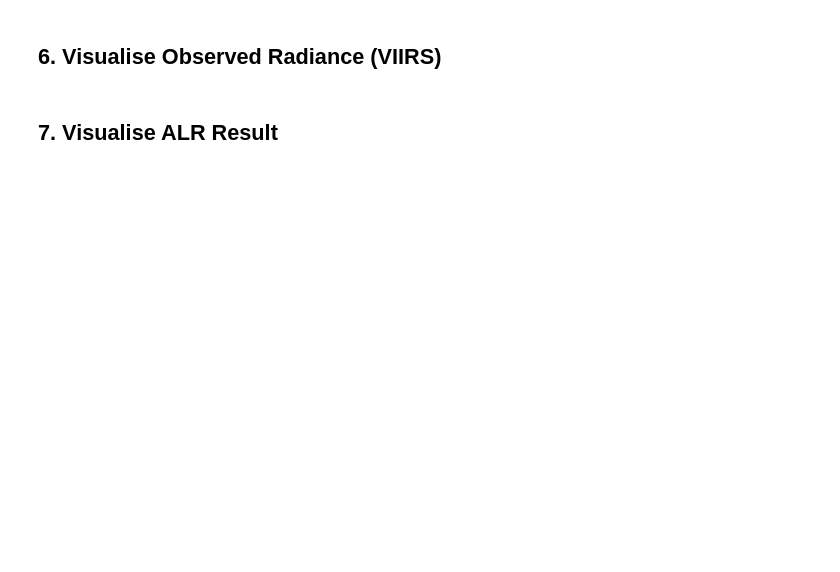
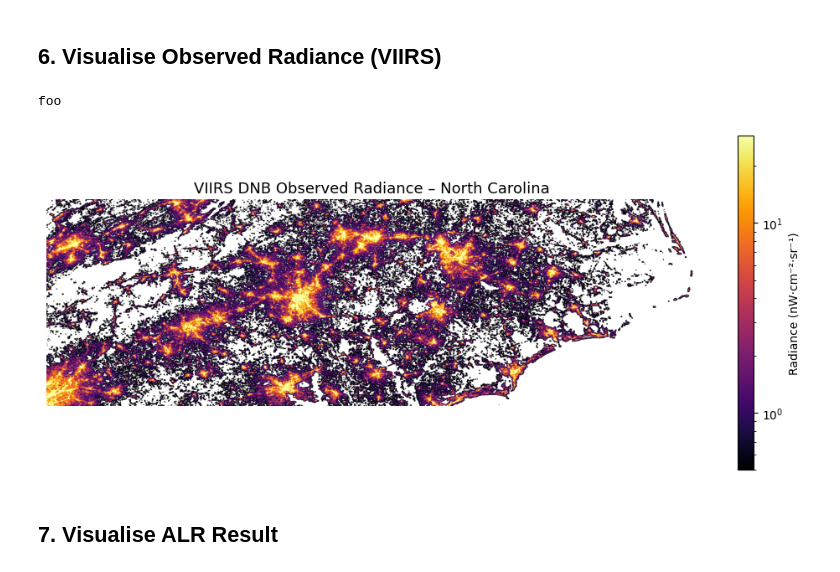
Before and after one commit to ThomWorm/nightlights, a Jupyter notebook: 05_diffusion_testing.ipynb, the cells around one changed output. Cells and saved outputs as stored; diff of their text form; code cells hidden in the pictures; blank space fills up the shorter version.

```diff
--- a/05_diffusion_testing.ipynb
+++ b/05_diffusion_testing.ipynb
@@ -143,25 +182,34 @@ print("ALR min/max:", float(np.nanmin(alr_nc.values)), "/", float(np.nanmax(alr_
 ## 6. Visualise Observed Radiance (VIIRS)
 # %%
 # Clip the raw radiance to NC for comparison
-nc_albers = nc.to_crs(epsg=ALBERS_EPSG)
-viirs_albers = viirs_da.rio.reproject(f"EPSG:{ALBERS_EPSG}", resolution=450.0, nodata=np.nan)
-viirs_nc = viirs_albers.rio.clip(nc_albers.geometry, all_touched=True, drop=True)
+import rasterio as rio
+nc_reproj = nc.to_crs(viirs_da.rio.crs)
+minx, miny, maxx, maxy = nc_reproj.total_bounds
 
+# Clip Master Grid (Compute immediately)
+viirs_nc = viirs_da.rio.clip_box(minx, miny, maxx, maxy)
+viirs_nc.load() # <--- Forces the clip to happen NOW in memory
+
+
+print('foo')
 rad_arr = viirs_nc.values.squeeze()
 rad_arr[rad_arr < 0] = np.nan
 
 fig, ax = plt.subplots(figsize=(10, 6))
 img = ax.imshow(
     rad_arr,
     cmap="inferno",
     norm=mcolors.LogNorm(vmin=0.5, vmax=np.nanpercentile(rad_arr, 99)),
     origin="upper",
 )
 plt.colorbar(img, ax=ax, label="Radiance (nW·cm⁻²·sr⁻¹)", shrink=0.7)
 ax.set_title("VIIRS DNB Observed Radiance – North Carolina", fontsize=13)
 ax.axis("off")
 plt.tight_layout()
 plt.show()
+# %% [output]
+foo
+[figure, added]
 # %% [markdown]
 ## 7. Visualise ALR Result
 # %%
```
Also changed, not shown: parts of 11 cells of this notebook, 9 other files.
